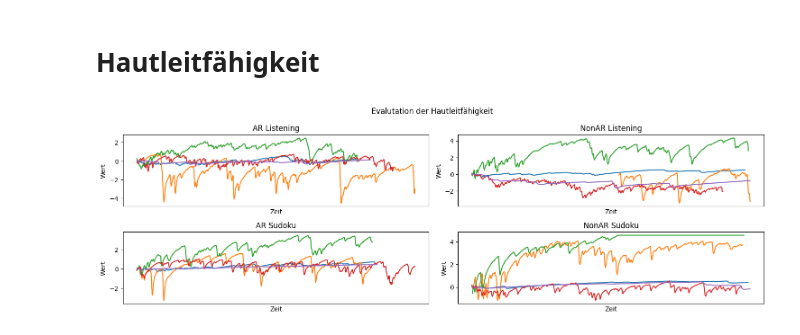
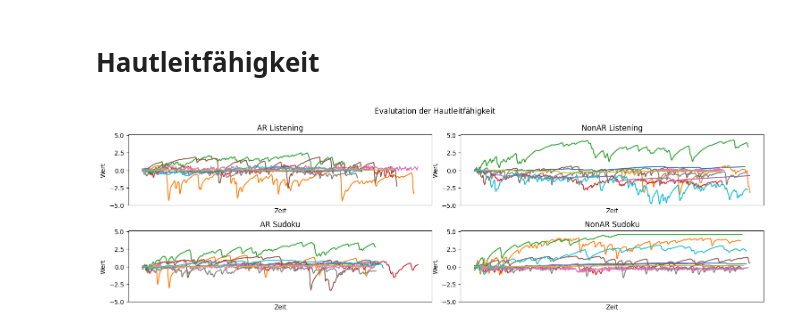
Before and after one commit to BrunoBerger/Zen-Office, a Jupyter notebook: Auswertung/plots.ipynb, the cells around one changed output. Drawn from its saved outputs; the diff is of its cells as text; code cells hidden in the pictures.

Commit message:
set x axis lims for sweat

```diff
--- a/Auswertung/plots.ipynb
+++ b/Auswertung/plots.ipynb
@@ -212,14 +212,16 @@ import pandas as pd
 
 from tqdm import tqdm
 
+path = "data/sweat/MA/*.json"
+# path = "data/sweat/NoMA/*.json"
 
-sweat_files = glob.glob("data/sweat/*.json")
+
+sweat_files = glob.glob(path)
 temp_list = []
 for file in sweat_files:
     with open(file, encoding='utf-8') as f:
         sweat_df = pd.json_normalize(json.loads(f.read()))
         temp_list.append(sweat_df)
-
 sweat_dfs = (file for file in temp_list) # change to generator
 
 
@@ -227,9 +229,6 @@ fig, axs = plt.subplots(2, 2)
 fig.set_figwidth(15)
 
 for i in sweat_dfs:
-    # print(i.describe())
-    # alpha = 0.5
-    # size = 0.4
     calibrationWindow = 20
     x_axis = "Time"
     y_axis = "Value"
@@ -241,46 +240,41 @@ for i in sweat_dfs:
     datasets = [arlisten, nonarlisten, arsudoku, nonarsudoku]
     titles = ["AR Listening", "NonAR Listening", "AR Sudoku", "NonAR Sudoku"]
 
-
     # Normalise to center of screen
     for j, ax in enumerate(axs.flat):
-        ax.set_title(titles[j])
-
-
         datasets[j][x_axis] = pd.to_timedelta(datasets[j][x_axis])
         startMean = datasets[j][y_axis].iloc[0:calibrationWindow].sum() / calibrationWindow
-
-        # ax.plot(datasets[j][y_axis]-startMean)
-
-
         ax.plot(datasets[j][x_axis], datasets[j][y_axis]-startMean)
+        ax.set_title(titles[j])
 
 
 
 # Hide x labels and tick labels for top plots and y ticks for right plots.
 for ax in axs.flat:
     ax.set(xlabel='Zeit', ylabel='Wert')
     # ax.label_outer()
     # use shared or custom below
     # ax.sharex(axs[0,0])
     # ax.sharey(axs[0,0])
     ax.tick_params(
             axis='x',          # changes apply to the x-axis
             which='both',      # both major and minor ticks are affected
             bottom=False,      # ticks along the bottom edge are off
             # top=False,         # ticks along the top edge are off
             labelbottom=False  # labels along the bottom edge are off
             )
 
 # # Custom axis sizes
 # # Xlim = (-1.5, 1.5)
-# # Ylim = (-0.4, 0.75)
-# # plt.setp(axs, xlim=Xlim, ylim=Ylim)
+Ylim = (-5, 5.1)
+plt.setp(axs,
+        #  xlim=Xlim,
+         ylim=Ylim)
 
 title="Evalutation der Hautleitfähigkeit"
 fig.suptitle(title)
 plt.tight_layout()
-# plt.savefig(title, dpi=500)
+plt.savefig(figureSavePath + "hautleitfähigkeit", dpi=500)
 plt.show()
 # %% [output]
-[figure, old version]
+[figure, new version]
```
